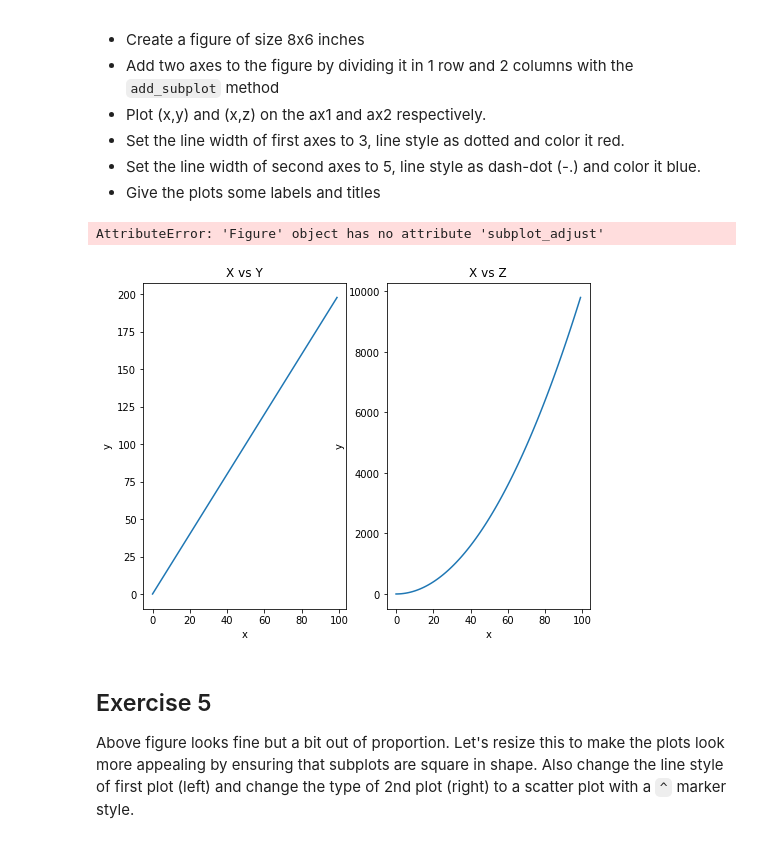
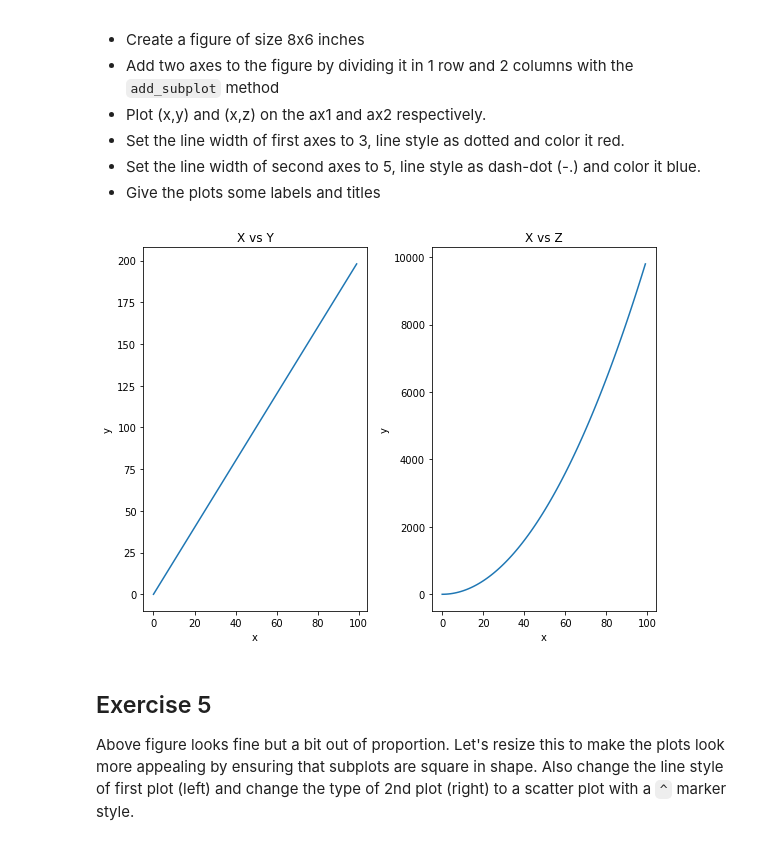
Before and after one commit to rmei97/dsc-more-practice-with-matplotlib-lab-nyc-ds-033020, a Jupyter notebook: index.ipynb, the cells around one changed output. Cells and saved outputs as stored; diff of their text form; code cells hidden in the pictures.

```diff
--- a/index.ipynb
+++ b/index.ipynb
@@ -110,23 +110,22 @@ Perform following steps in the cell below:
 # %%
 figure = plt.figure(figsize = (8,6))
 ax1 = figure.add_subplot(1,2,1)
 ax2 = figure.add_subplot(1,2,2)
 ax1.plot(x,y)
 ax2.plot(x,z)
 
 #ax1 labels
 ax1.set_xlabel('x')
 ax1.set_ylabel('y')
 ax1.set_title('X vs Y')
 #ax2 labels
 ax2.set_xlabel('x')
 ax2.set_ylabel('y')
 ax2.set_title('X vs Z')
 
-figure.subplot_adjust()
+figure.tight_layout()
 # %% [output]
-AttributeError: 'Figure' object has no attribute 'subplot_adjust'
-[figure, old version]
+[figure, new version]
 # %% [markdown]
 ## Exercise 5
 
```
